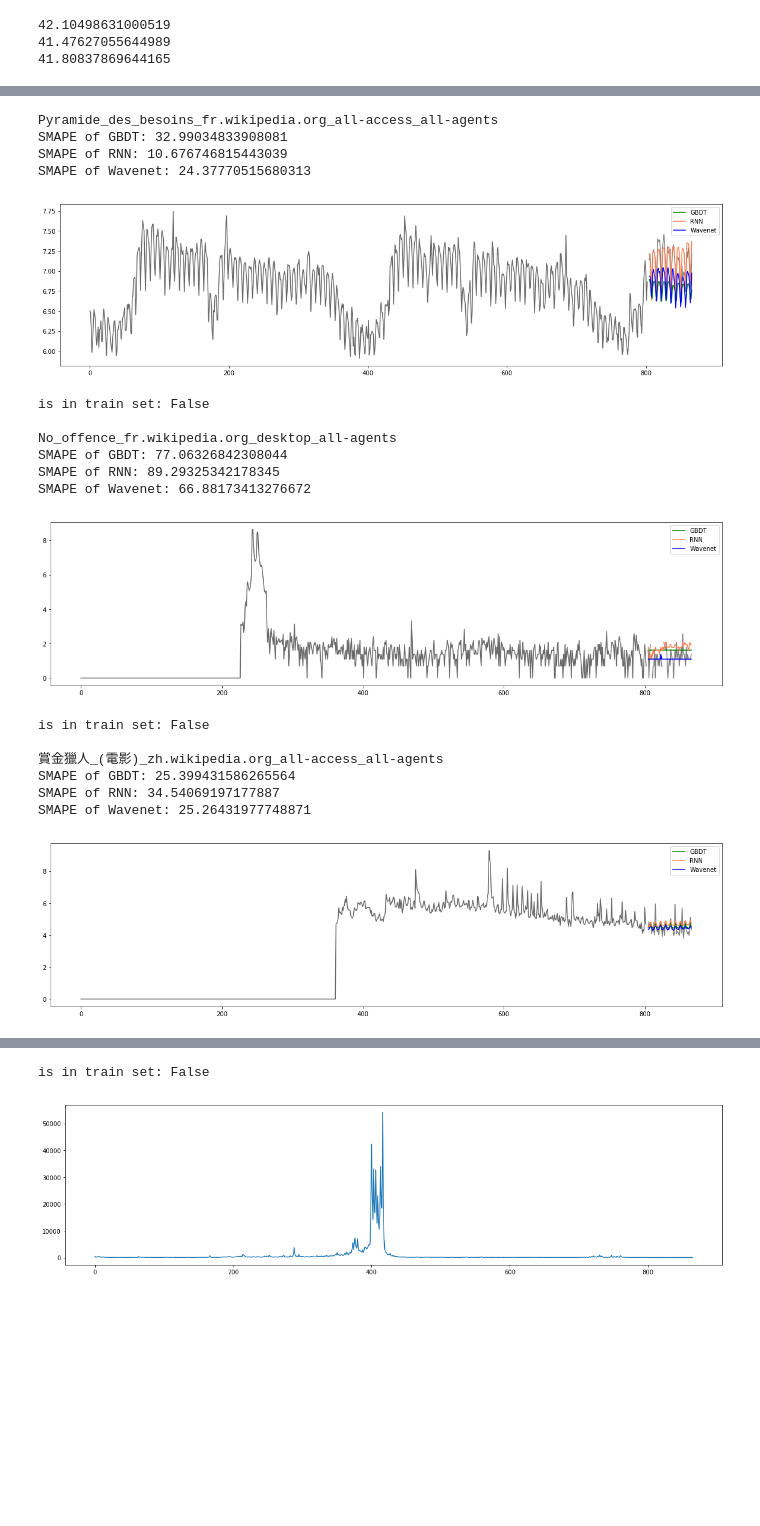
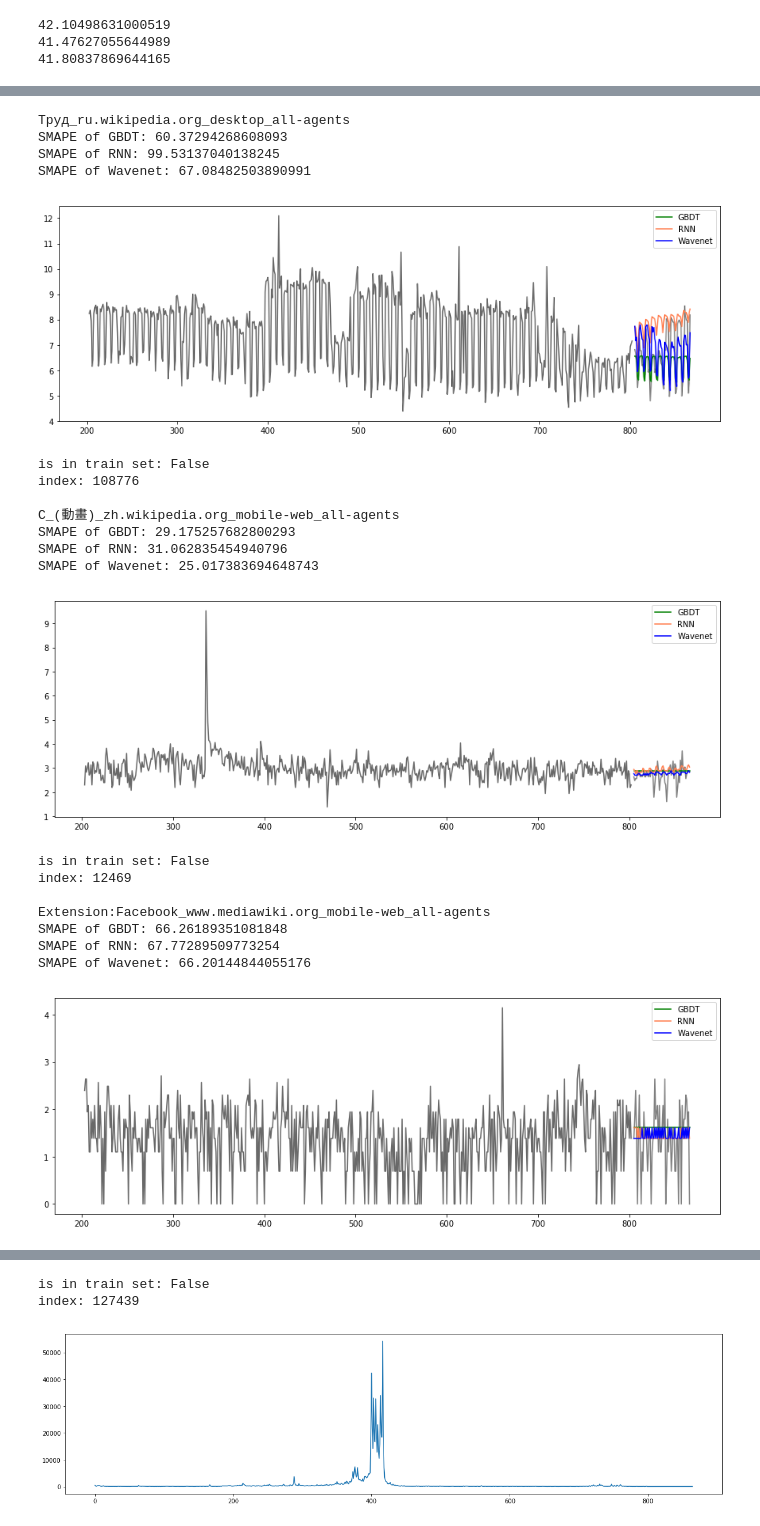
Before and after one commit to hep07/insight, a Jupyter notebook: Model Comparison.ipynb, the cells around one changed output, grey strips where cells are left out. Drawn from its saved outputs; the diff is of its cells as text; code cells hidden in the pictures; blank space fills up the shorter version.

```diff
--- a/Model Comparison.ipynb
+++ b/Model Comparison.ipynb
@@ -87,55 +94,59 @@ for name in ['gb', 'rnn', 'wave']:
 # %%
 for i in range(5):
     idx = np.random.randint(len(train))
+#     idx = 87843
     title = train.iloc[idx, 0]
     isintrain = train.iloc[idx, -1]
     y_train = train.iloc[idx, 1:-1].values.astype(np.float32)
     y_true = true.iloc[idx, 1:].values.astype(np.float32)
     y_gb = prediction['gb'].iloc[idx, 1:].values.astype(np.float32)
     y_rnn = prediction['rnn'].iloc[idx, 1:].values.astype(np.float32)
     y_wave = prediction['wave'].iloc[idx, 1:].values.astype(np.float32)
 
-    plt.figure(figsize=(20, 5))
+    plt.figure(figsize=(15, 5))
 #     plt.title(y[0])
     print(title)
     print('SMAPE of GBDT:', calc_smape(y_true, y_gb))
     print('SMAPE of RNN:', calc_smape(y_true, y_rnn))
     print('SMAPE of Wavenet:', calc_smape(y_true, y_wave))
     plt.plot(
-        x1, np.log1p(y_train), 'dimgrey',
-        x2, np.log1p(y_true), 'grey',
+        x1[-600:], np.log1p(y_train)[-600:], 'dimgrey',
+        x2[-600:], np.log1p(y_true)[-600:], 'grey',
     )
     plt.plot(
-        x2, np.log1p(y_gb), color='g', label='GBDT',
+        x2[-600:], np.log1p(y_gb)[-600:], color='g', label='GBDT',
     )
     plt.plot(
-        x2, np.log1p(y_rnn), color='coral', label='RNN',
+        x2[-600:], np.log1p(y_rnn)[-600:], color='coral', label='RNN',
     )
     plt.plot(
-        x2, np.log1p(y_wave), color='b', label='Wavenet',
+        x2[-600:], np.log1p(y_wave)[-600:], color='b', label='Wavenet',
     )
     plt.legend()
     plt.show()
     print('is in train set:', isintrain)
+    print('index:', idx)
     print()
 # %% [output]
-Pyramide_des_besoins_fr.wikipedia.org_all-access_all-agents
-SMAPE of GBDT: 32.99034833908081
-SMAPE of RNN: 10.676746815443039
-SMAPE of Wavenet: 24.37770515680313
+Труд_ru.wikipedia.org_desktop_all-agents
+SMAPE of GBDT: 60.37294268608093
+SMAPE of RNN: 99.53137040138245
+SMAPE of Wavenet: 67.08482503890991
-[figure, old version]
+[figure, new version]
 is in train set: False
+index: 108776
 
-No_offence_fr.wikipedia.org_desktop_all-agents
-SMAPE of GBDT: 77.06326842308044
-SMAPE of RNN: 89.29325342178345
-SMAPE of Wavenet: 66.88173413276672
+C_(動畫)_zh.wikipedia.org_mobile-web_all-agents
+SMAPE of GBDT: 29.175257682800293
+SMAPE of RNN: 31.062835454940796
+SMAPE of Wavenet: 25.017383694648743
-[figure, old version]
+[figure, new version]
 is in train set: False
+index: 12469
 
-賞金獵人_(電影)_zh.wikipedia.org_all-access_all-agents
-SMAPE of GBDT: 25.399431586265564
-SMAPE of RNN: 34.54069197177887
-SMAPE of Wavenet: 25.26431977748871
+Extension:Facebook_www.mediawiki.org_mobile-web_all-agents
+SMAPE of GBDT: 66.26189351081848
+SMAPE of RNN: 67.77289509773254
+SMAPE of Wavenet: 66.20144844055176
-[figure, old version]
+[figure, new version]
 is in train set: False
@@ -155,4 +168,5 @@ SMAPE of Wavenet: 41.66538119316101
 is in train set: False
+index: 127439
 # %%
 data = np.concatenate([train.iloc[:,1:].values, prediction.iloc[:,1:].values], axis=1)
 # %%
```
Also changed, not shown: parts of 2 cells of this notebook, 15 other files.
